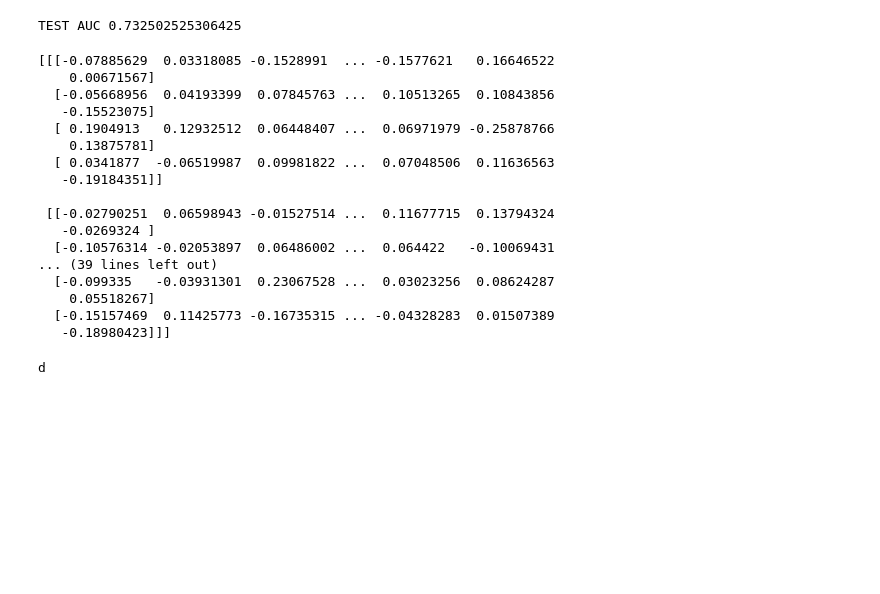
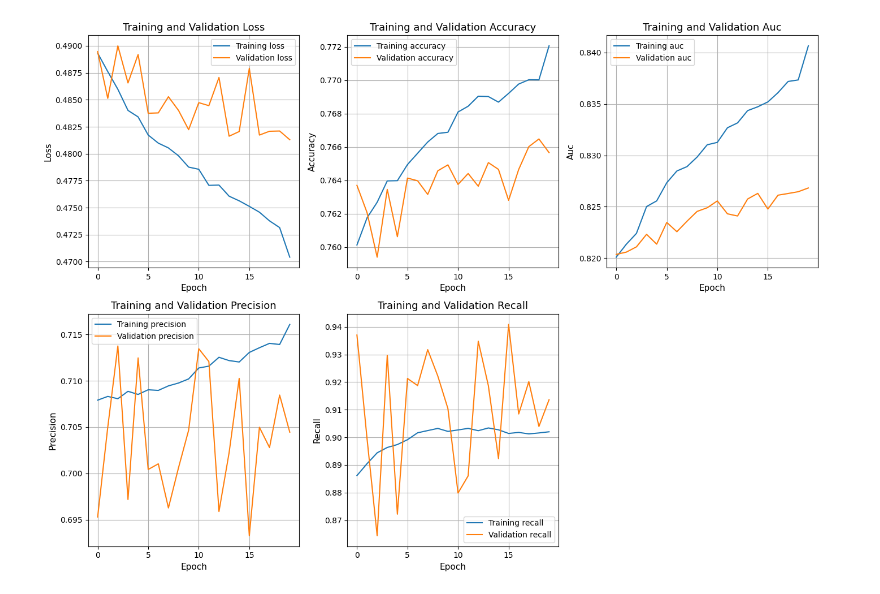
Before and after one commit to haris18s/portofolio, a Jupyter notebook: SAS-NET/SAS-NET.ipynb, the cells around one changed output. Drawn from its saved outputs; the diff is of its cells as text; code cells hidden in the pictures; blank space fills up the shorter version.

```diff
--- a/SAS-NET/SAS-NET.ipynb
+++ b/SAS-NET/SAS-NET.ipynb
@@ -546,0 +556,10 @@ Epoch 20/20
+# %%
+#fit model -seperate  cell in case we load the model form saved
+history = model.fit(
+    [X_seq_train, X_cell_train],
+    y_train,
+    validation_data=([X_seq_val, X_cell_val], y_val),
+    epochs=20,#low epochs due to running time
+    batch_size=128,
+    callbacks = [early_stopping, reduce_lr]
+)
@@ -547,2 +584,9 @@ Epoch 20/20
 # %%
-pd.DataFrame(history.history).to_csv("training_history.csv", index=False)
+#Save the model - architecture, weights, optimizer state
+model.save("Dl_model_sc_ATAC_withVal.keras")
+#save the history  - loss, learning curves, metrics
+historyDF = pd.DataFrame(history.history)
+historyDF.to_csv("history_DL_SAS_withVal_set-net", index=False)
+
+history = pd.read_csv("training_history.csv")
+# print(history.head())
@@ -577,36 +593,19 @@ weighted avg       0.76      0.73      0.72    711349
-# %%
-print('TEST AUC', roc_auc_score(y_test, y_pred))
-# %% [output]
-TEST AUC 0.732502525306425
-# %%
-#Weights of the first convolution layer
-conv_layer = model.get_layer("conv1d_61")
-filters, biases = conv_layer.get_weights()
-print(filters)
-# %% [output]
-[[[-0.07885629  0.03318085 -0.1528991  ... -0.1577621   0.16646522
-    0.00671567]
-  [-0.05668956  0.04193399  0.07845763 ...  0.10513265  0.10843856
-   -0.15523075]
-  [ 0.1904913   0.12932512  0.06448407 ...  0.06971979 -0.25878766
-    0.13875781]
-  [ 0.0341877  -0.06519987  0.09981822 ...  0.07048506  0.11636563
-   -0.19184351]]
-
- [[-0.02790251  0.06598943 -0.01527514 ...  0.11677715  0.13794324
-   -0.0269324 ]
-  [-0.10576314 -0.02053897  0.06486002 ...  0.064422   -0.10069431
-... (39 lines left out)
-  [-0.099335   -0.03931301  0.23067528 ...  0.03023256  0.08624287
-    0.05518267]
-  [-0.15157469  0.11425773 -0.16735315 ... -0.04328283  0.01507389
-   -0.18980423]]]
-# %%
-import pickle
-
-with open("training_history.pkl", "wb") as f:
-    pickle.dump(history.history, f)
-# %%
-print("d")
-# %% [output]
-d
+# %%
+metrics = ["loss", "accuracy", "auc", "precision", "recall"]
+
+plt.figure(figsize=(14, 10))
+
+for i, metric in enumerate(metrics):
+    plt.subplot(2, 3, i + 1)
+    plt.plot(historyDF[metric], label=f"Training {metric}")
+    plt.plot(historyDF[f"val_{metric}"], label=f"Validation {metric}")
+    plt.xlabel("Epoch", fontsize=11)
+    plt.ylabel(metric.capitalize(), fontsize=11)
+    plt.title(f"Training and Validation {metric.capitalize()}", fontsize=13)
+    plt.legend()
+    plt.grid(True)
+
+plt.tight_layout()
+plt.show()
+# %% [output]
+[figure, added]
```
Also changed, not shown: parts of 42 cells of this notebook.
